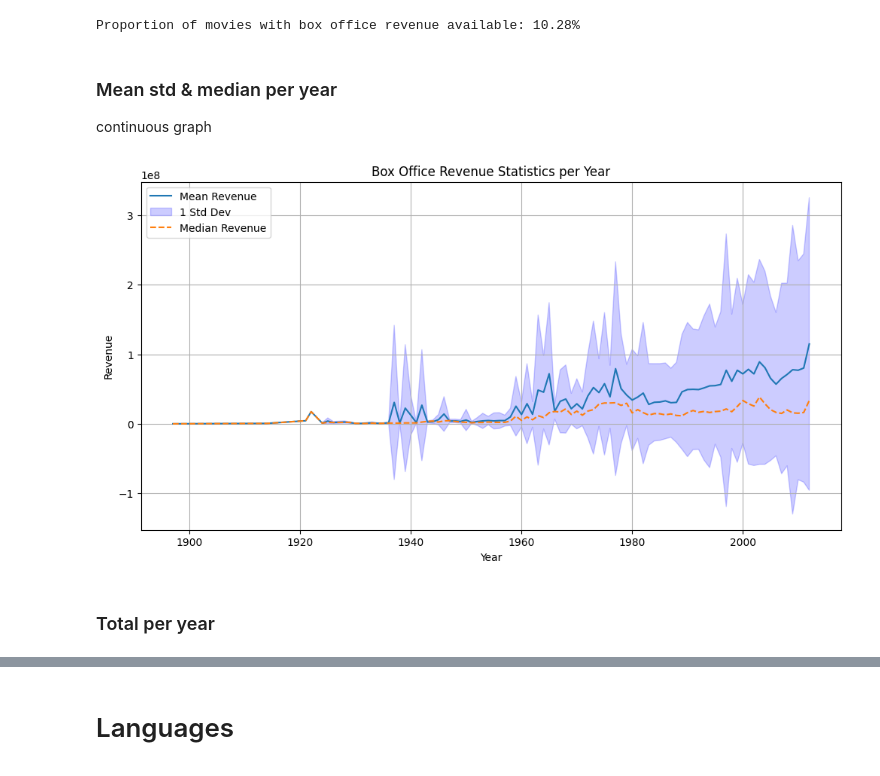
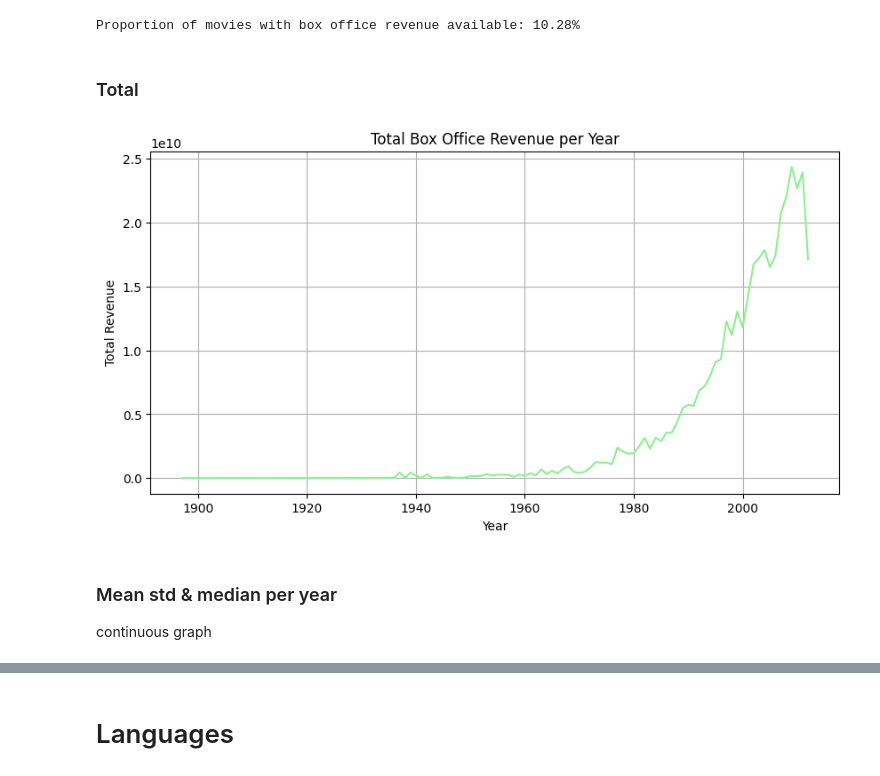
Before and after one commit to epfl-ada/ada-2024-project-spaghetti-raclette-tangyuan-horizon-nexus, a Jupyter notebook: Analysis/descriptive_statistics.ipynb, the cells around one changed output, grey strips where cells are left out. Cells and saved outputs as stored; diff of their text form; code cells hidden in the pictures.

```diff
--- a/Analysis/descriptive_statistics.ipynb
+++ b/Analysis/descriptive_statistics.ipynb
@@ -83,23 +83,21 @@ proportion_with_revenue = movies_with_revenue / total_movies
 print(f"Proportion of movies with box office revenue available: {proportion_with_revenue:.2%}")
 # %% [output]
 Proportion of movies with box office revenue available: 10.28%
+# %% [markdown]
+### Total
+# %%
+# Plot: Total Box Office Revenue per Year
+total_revenue_per_year = df_cleaned.groupby('year')['revenue'].sum()
+
+plt.figure(figsize=(10, 5))
+plt.plot(total_revenue_per_year.index, total_revenue_per_year.values, color='lightgreen')
+plt.title('Total Box Office Revenue per Year')
+plt.xlabel('Year')
+plt.ylabel('Total Revenue')
+plt.grid(True)
+plt.show()
+# %% [output]
+[figure, added]
 # %% [markdown]
 ### Mean std & median per year
 continuous graph
-# %%
-revenue_stats = df_cleaned.groupby('year')['revenue'].agg(['mean', 'std', 'median'])
-plt.figure(figsize=(12, 6))
-plt.plot(revenue_stats.index, revenue_stats['mean'], label='Mean Revenue')
-plt.fill_between(revenue_stats.index, revenue_stats['mean'] - revenue_stats['std'],
-                 revenue_stats['mean'] + revenue_stats['std'], color='b', alpha=0.2, label='1 Std Dev')
-plt.plot(revenue_stats.index, revenue_stats['median'], label='Median Revenue', linestyle='--')
-plt.title('Box Office Revenue Statistics per Year')
-plt.xlabel('Year')
-plt.ylabel('Revenue')
-plt.legend()
-plt.grid(True)
-plt.show()
-# %% [output]
-[figure, removed]
-# %% [markdown]
-### Total per year
```
Also changed, not shown: parts of 5 cells of this notebook.
